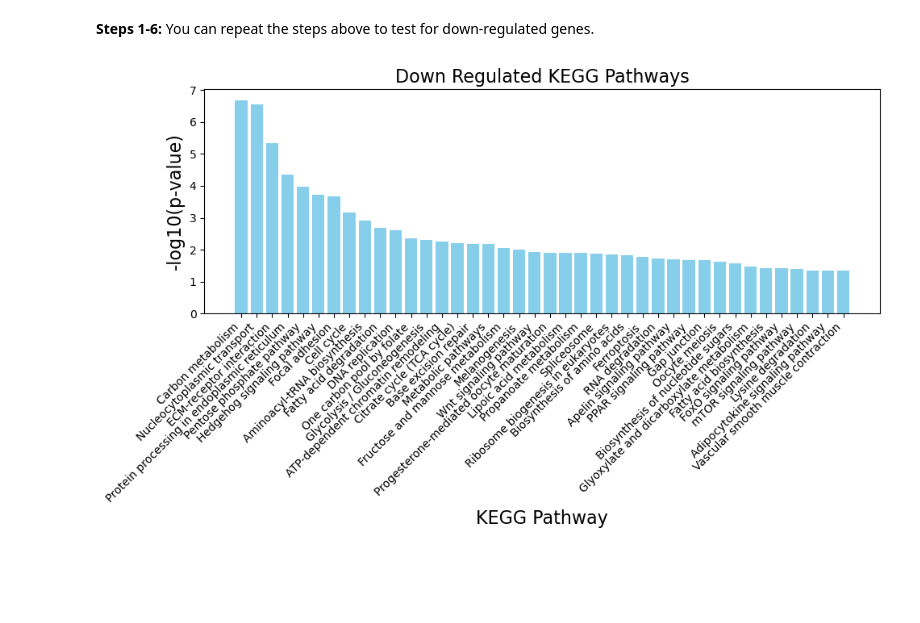
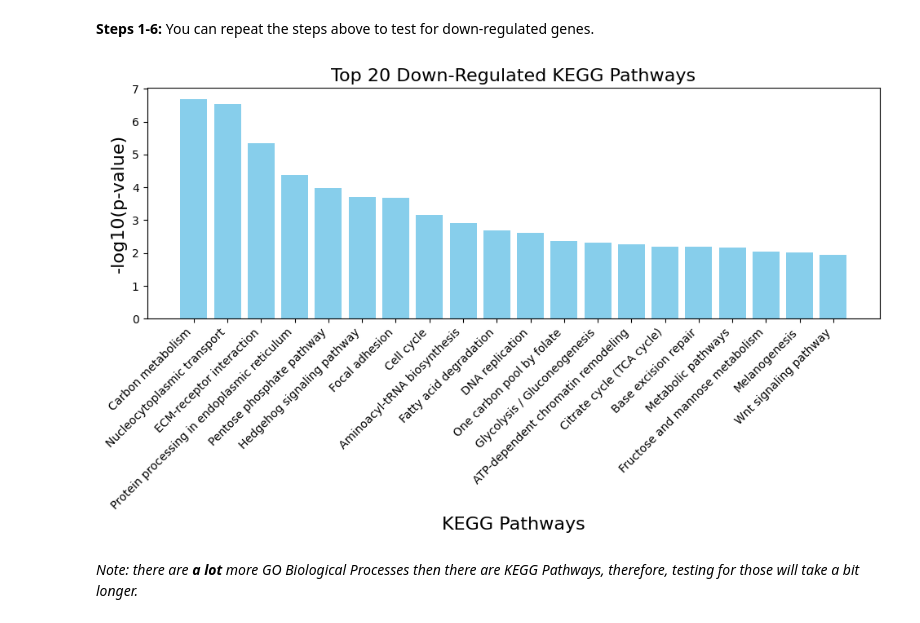
Before and after one commit to sdsucomptox/danrerlib, a Jupyter notebook: sphinx/tutorials/funcional_enrichment.ipynb, the cells around one changed output. Saved outputs shown, nothing was run; the diff lists cells and outputs as text; code cells hidden in the pictures; blank space fills up the shorter version.

```diff
--- a/sphinx/tutorials/funcional_enrichment.ipynb
+++ b/sphinx/tutorials/funcional_enrichment.ipynb
@@ -473,22 +466,19 @@ Here:
 # %%
 result = enrich(gene_universe = gene_universe_tpp,
                 gene_id_type = ncbi_id,
                 database = database_choice,
                 method = 'fishers',
                 direction = 'down')
 
 # create a bar chart to visualize the enriched results
 downregulated_results = result[result['Direction'] == 'down regulated']
 
-# Create a bar plot
-plt.figure(figsize=(10, 6))
-plt.bar(downregulated_results['Concept Name'], -np.log10(downregulated_results['P-value']), color='skyblue')
-plt.xlabel('KEGG Pathway', fontsize=16)
-plt.ylabel('-log10(p-value)', fontsize=16)
-plt.title('Down Regulated KEGG Pathways', fontsize=16)
-plt.xticks(rotation=45, ha='right')
-plt.tight_layout()
-plt.show()
+enrichplots.bar_chart(downregulated_results,
+                      title = 'Top 20 Down-Regulated KEGG Pathways',
+                      xlab = 'KEGG Pathways',
+                      max_num_pathways=20)
 # %% [output]
-[figure, old version]
+[figure, new version]
+# %% [markdown]
+_Note: there are **a lot** more GO Biological Processes then there are KEGG Pathways, therefore, testing for those will take a bit longer._
 # %%
```
Also changed, not shown: parts of 25 cells of this notebook, 4 other files.
